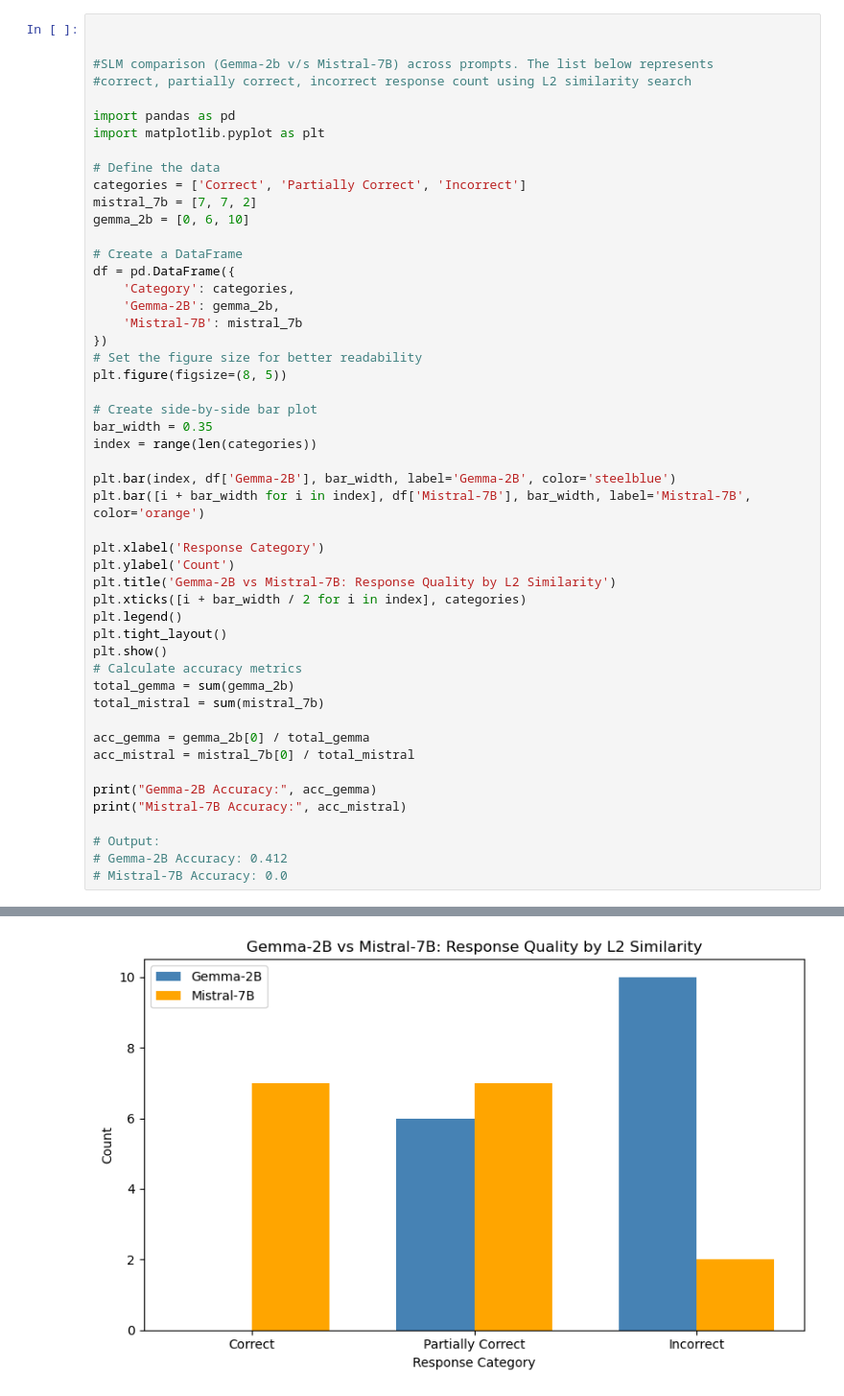
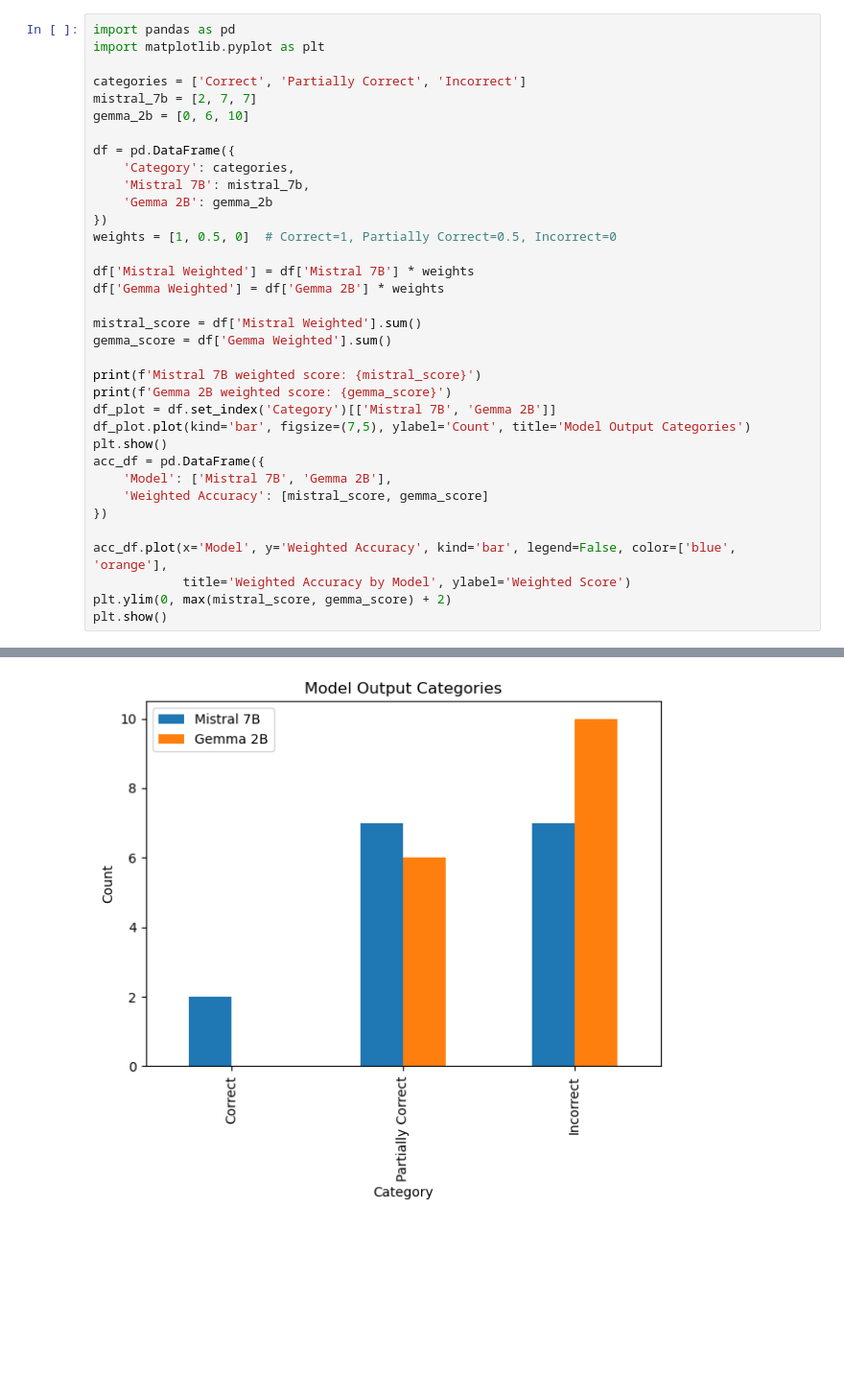
Before and after one commit to zavera/sum-up, a Jupyter notebook: model_evaluation/capstone_submission.ipynb, the cells around one changed output, grey strips where cells are left out. Shown at 96% size. Saved outputs shown, nothing was run; the diff lists cells and outputs as text; blank space fills up the shorter version.

```diff
--- a/model_evaluation/capstone_submission.ipynb
+++ b/model_evaluation/capstone_submission.ipynb
@@ -9,51 +12,36 @@ The prompts were converted to native MySQL queries and results were compared wit
 # %%
-
-
-#SLM comparison (Gemma-2b v/s Mistral-7B) across prompts. The list below represents
-#correct, partially correct, incorrect response count using L2 similarity search
-
 import pandas as pd
 import matplotlib.pyplot as plt
 
-# Define the data
 categories = ['Correct', 'Partially Correct', 'Incorrect']
-mistral_7b = [7, 7, 2]
+mistral_7b = [2, 7, 7]
 gemma_2b = [0, 6, 10]
 
-# Create a DataFrame
 df = pd.DataFrame({
     'Category': categories,
-    'Gemma-2B': gemma_2b,
-    'Mistral-7B': mistral_7b
+    'Mistral 7B': mistral_7b,
+    'Gemma 2B': gemma_2b
 })
-# Set the figure size for better readability
-plt.figure(figsize=(8, 5))
+weights = [1, 0.5, 0]  # Correct=1, Partially Correct=0.5, Incorrect=0
 
-# Create side-by-side bar plot
-bar_width = 0.35
-index = range(len(categories))
+df['Mistral Weighted'] = df['Mistral 7B'] * weights
+df['Gemma Weighted'] = df['Gemma 2B'] * weights
 
-plt.bar(index, df['Gemma-2B'], bar_width, label='Gemma-2B', color='steelblue')
-plt.bar([i + bar_width for i in index], df['Mistral-7B'], bar_width, label='Mistral-7B', color='orange')
+mistral_score = df['Mistral Weighted'].sum()
+gemma_score = df['Gemma Weighted'].sum()
 
-plt.xlabel('Response Category')
-plt.ylabel('Count')
-plt.title('Gemma-2B vs Mistral-7B: Response Quality by L2 Similarity')
-plt.xticks([i + bar_width / 2 for i in index], categories)
-plt.legend()
-plt.tight_layout()
+print(f'Mistral 7B weighted score: {mistral_score}')
+print(f'Gemma 2B weighted score: {gemma_score}')
+df_plot = df.set_index('Category')[['Mistral 7B', 'Gemma 2B']]
+df_plot.plot(kind='bar', figsize=(7,5), ylabel='Count', title='Model Output Categories')
 plt.show()
-# Calculate accuracy metrics
-total_gemma = sum(gemma_2b)
-total_mistral = sum(mistral_7b)
+acc_df = pd.DataFrame({
+    'Model': ['Mistral 7B', 'Gemma 2B'],
+    'Weighted Accuracy': [mistral_score, gemma_score]
+})
 
-acc_gemma = gemma_2b[0] / total_gemma
-acc_mistral = mistral_7b[0] / total_mistral
-
-print("Gemma-2B Accuracy:", acc_gemma)
-print("Mistral-7B Accuracy:", acc_mistral)
-
-# Output:
-# Gemma-2B Accuracy: 0.412
-# Mistral-7B Accuracy: 0.0
+acc_df.plot(x='Model', y='Weighted Accuracy', kind='bar', legend=False, color=['blue', 'orange'],
+            title='Weighted Accuracy by Model', ylabel='Weighted Score')
+plt.ylim(0, max(mistral_score, gemma_score) + 2)
+plt.show()
 # %% [output]
@@ -60 +50 @@ print("Mistral-7B Accuracy:", acc_mistral)
-[figure, old version]
+[figure, new version]
```
Also changed, not shown: parts of 8 cells of this notebook, 3 other files.
